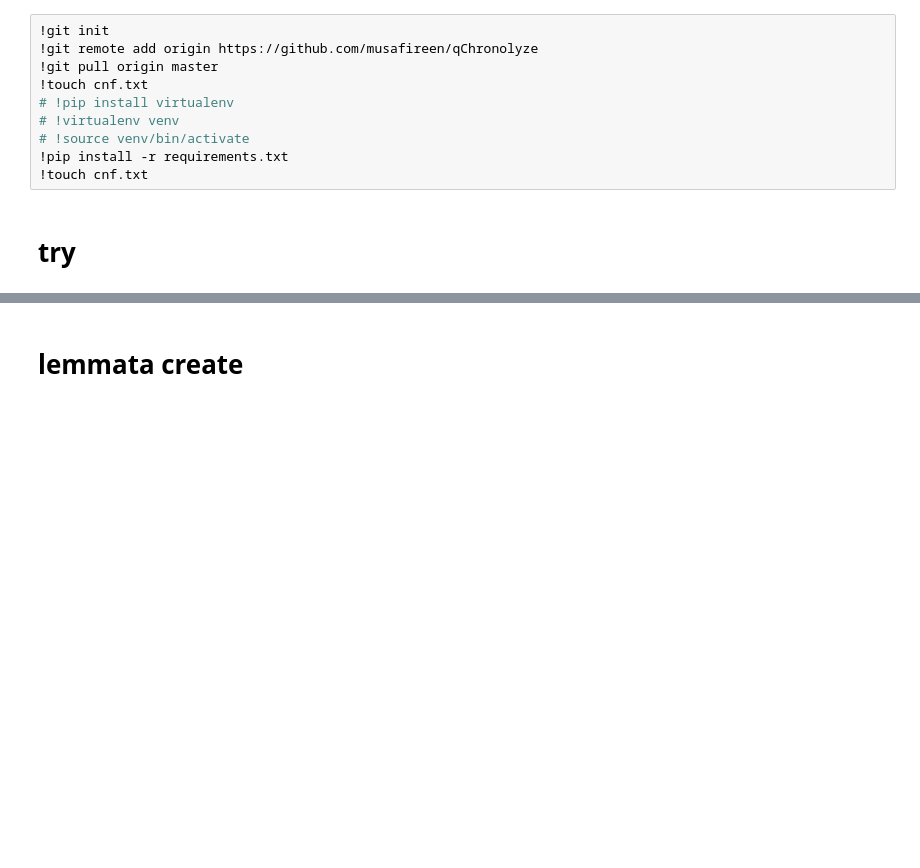
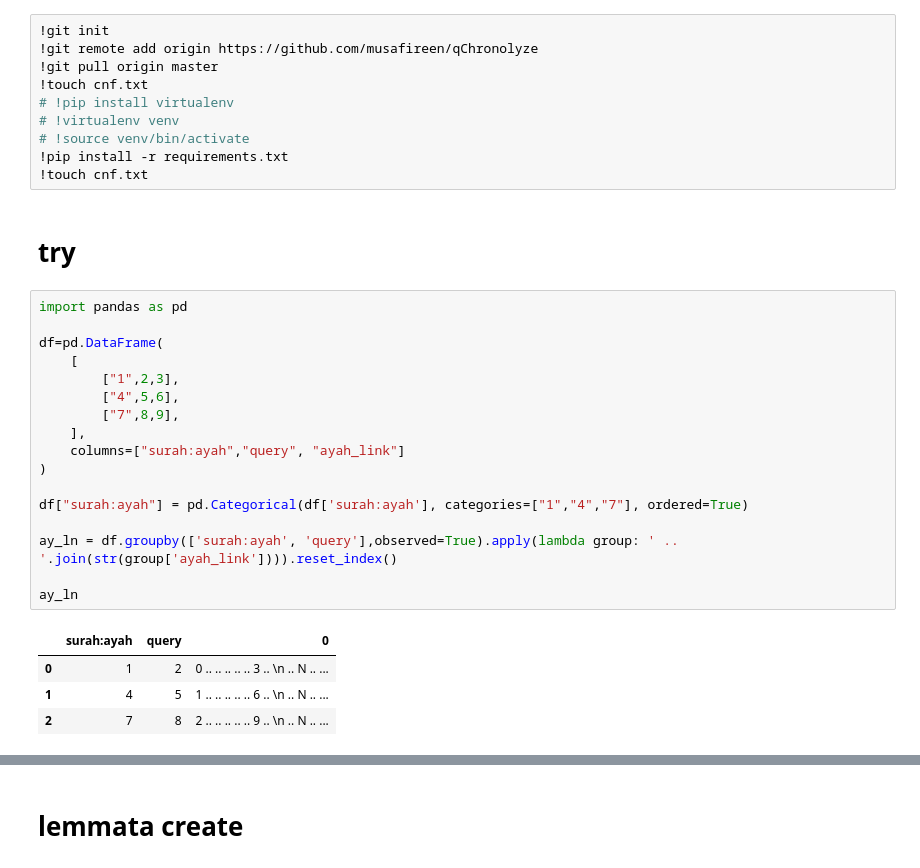
Before and after one commit to musafireen/qChronolize, a Jupyter notebook: dev.ipynb, the cells around one changed output, grey strips where cells are left out. Drawn from its saved outputs; the diff is of its cells as text; blank space fills up the shorter version.

```diff
--- a/dev.ipynb
+++ b/dev.ipynb
@@ -12,6 +12,28 @@
 !touch cnf.txt
 # %% [markdown]
 # try
+# %%
+import pandas as pd
+
+df=pd.DataFrame(
+    [
+        ["1",2,3],
+        ["4",5,6],
+        ["7",8,9],
+    ],
+    columns=["surah:ayah","query", "ayah_link"]
+)
+
+df["surah:ayah"] = pd.Categorical(df['surah:ayah'], categories=["1","4","7"], ordered=True)
+
+ay_ln = df.groupby(['surah:ayah', 'query'],observed=True).apply(lambda group: ' .. '.join(str(group['ayah_link']))).reset_index()
+
+ay_ln
+# %% [output]
+|  | surah:ayah | query | 0 |
+| 0 | 1 | 2 | 0 .. .. .. .. .. 3 .. \n .. N .. ... |
+| 1 | 4 | 5 | 1 .. .. .. .. .. 6 .. \n .. N .. ... |
+| 2 | 7 | 8 | 2 .. .. .. .. .. 9 .. \n .. N .. ... |
 # %%
 import qChronolyze as qCh
 df = qCh.sortchron(
```
Also changed, not shown: parts of 1 cell of this notebook, 2 other files.
